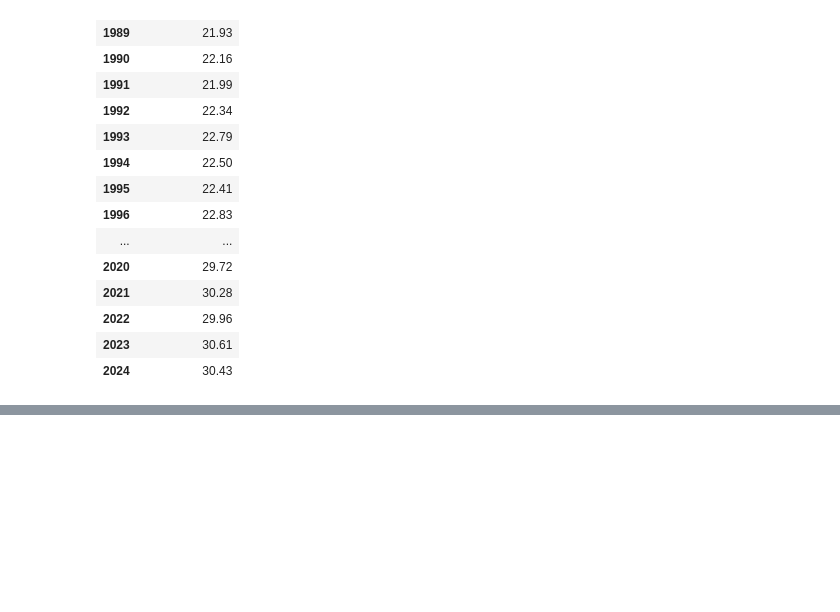
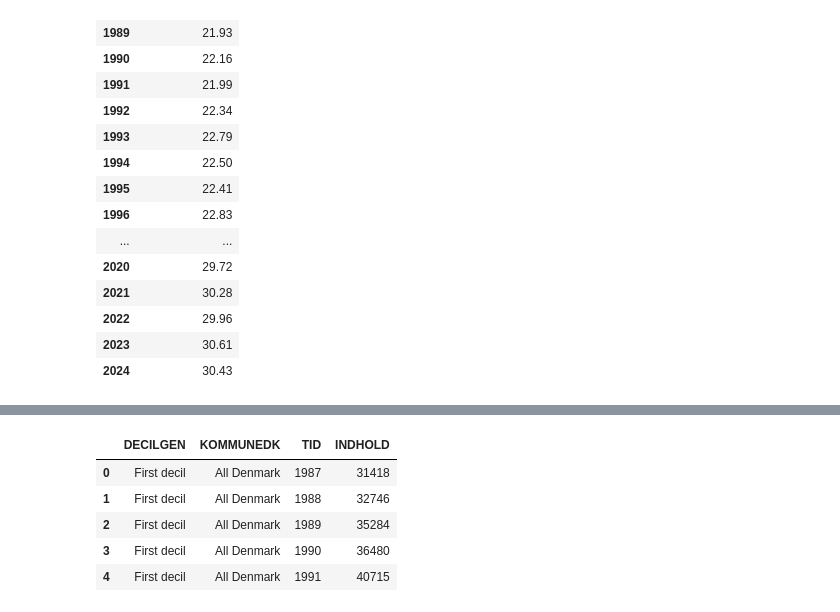
Before and after one commit to mnielsenkaplan-byte/ProgEcon4, a Jupyter notebook: Data Project.ipynb, the cells around one changed output, grey strips where cells are left out. Cells and saved outputs as stored; diff of their text form; code cells hidden in the pictures; blank space fills up the shorter version.

```diff
--- a/Data Project.ipynb
+++ b/Data Project.ipynb
@@ -143,0 +142,21 @@ ValueError: 'Gini coefficient' is not a valid format string (unrecognized charac
+# %%
+params = {
+    'table': 'IFOR32',
+    'format': 'BULK',
+    'lang': 'en',
+    'variables': [
+        {'code': 'DECILGEN', 'values': ['1DC']},
+        {'code': 'KOMMUNEDK', 'values': ['000']},
+        {'code': 'Tid', 'values': ['*']},
+        ]
+    }
+
+top10 = IFOR32.get_data(params=params)
+top10.head(5)
+# %% [output]
+|  | DECILGEN | KOMMUNEDK | TID | INDHOLD |
+| 0 | First decil | All Denmark | 1987 | 31418 |
+| 1 | First decil | All Denmark | 1988 | 32746 |
+| 2 | First decil | All Denmark | 1989 | 35284 |
+| 3 | First decil | All Denmark | 1990 | 36480 |
+| 4 | First decil | All Denmark | 1991 | 40715 |
```
Also changed, not shown: parts of 4 cells of this notebook.
